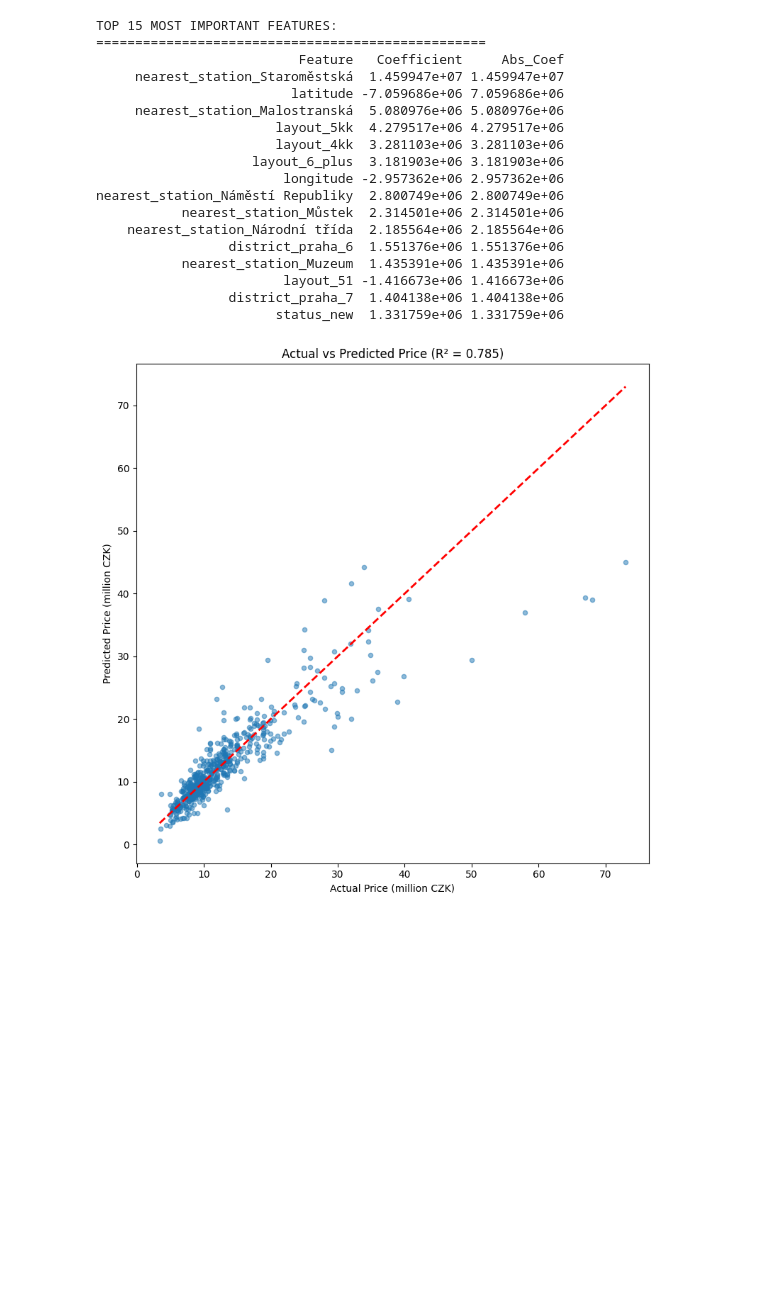
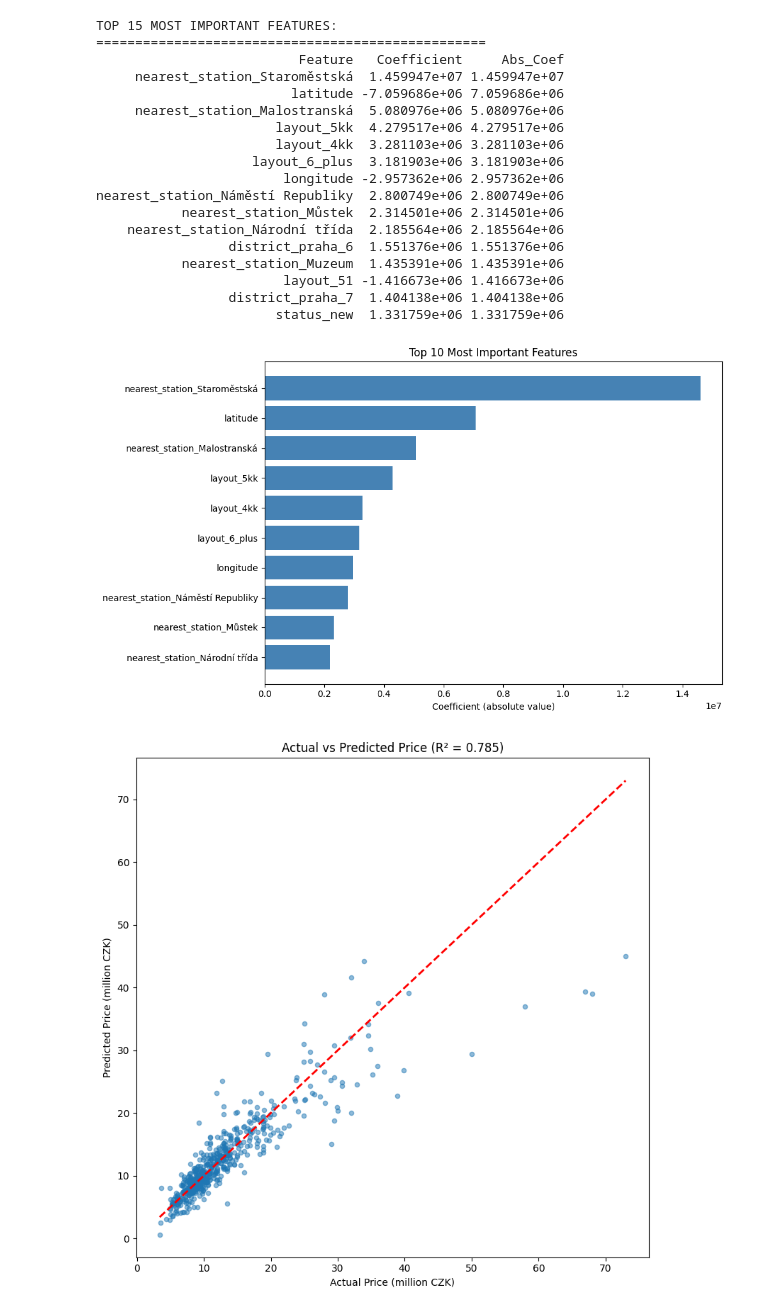
Before and after one commit to michal-dvoracek01/SemestralProject, a Jupyter notebook: Estate_PRG.ipynb, the cells around one changed output. Saved outputs shown, nothing was run; the diff lists cells and outputs as text; code cells hidden in the pictures; blank space fills up the shorter version.

```diff
--- a/Estate_PRG.ipynb
+++ b/Estate_PRG.ipynb
@@ -497,6 +517,17 @@ nearest_station_Náměstí Republiky  2.800749e+06 2.800749e+06
                         layout_51 -1.416673e+06 1.416673e+06
                  district_praha_7  1.404138e+06 1.404138e+06
                        status_new  1.331759e+06 1.331759e+06
+# %%
+top_features = coef_df.head(10)
+plt.figure(figsize=(10, 6))
+plt.barh(top_features['Feature'], top_features['Abs_Coef'], color='steelblue')
+plt.xlabel('Coefficient (absolute value)')
+plt.title('Top 10 Most Important Features')
+plt.gca().invert_yaxis()
+plt.tight_layout()
+plt.show()
+# %% [output]
+[figure, added]
 # %%
 # Actual vs Predicted plot
 fig, ax = plt.subplots(figsize=(8, 8))
```
Also changed, not shown: parts of 1 cell of this notebook, 1 other file.
